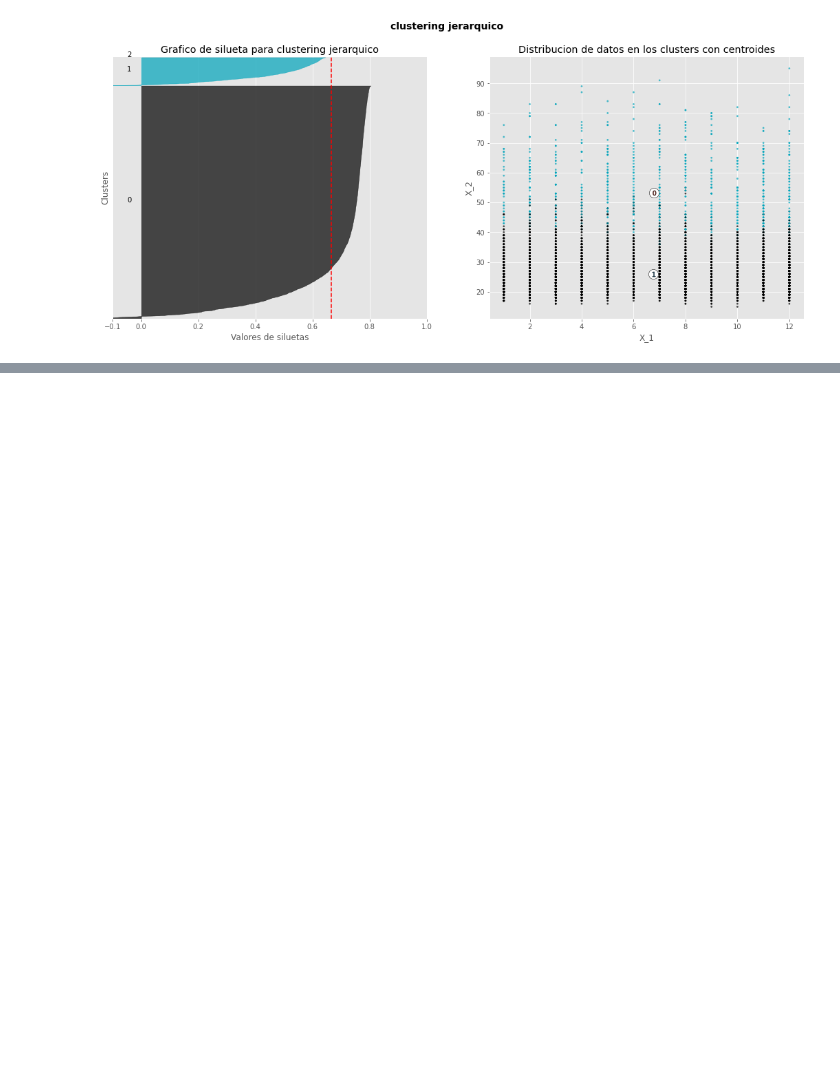
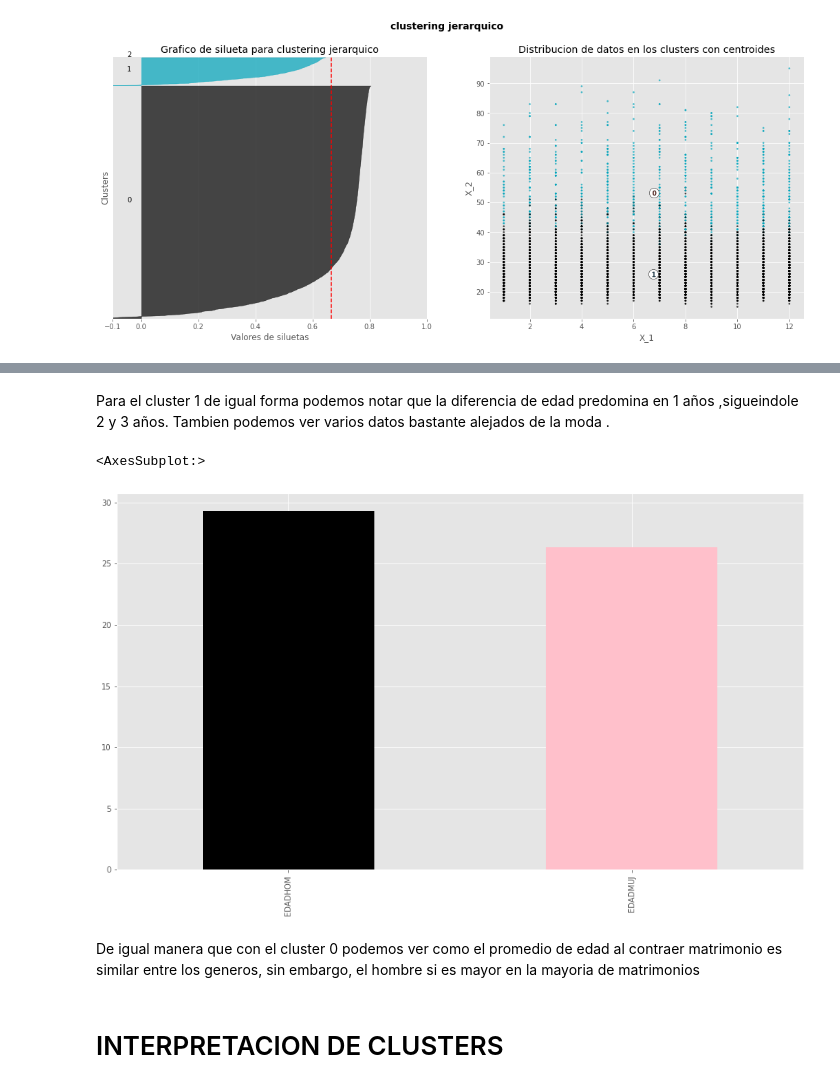
Before and after one commit to Diego223/ProyectoMiningData, a Jupyter notebook: PROYECTO1DM.ipynb, the cells around one changed output, grey strips where cells are left out. Drawn from its saved outputs; the diff is of its cells as text; code cells hidden in the pictures; blank space fills up the shorter version.

```diff
--- a/PROYECTO1DM.ipynb
+++ b/PROYECTO1DM.ipynb
@@ -735,0 +764,11 @@ cluster_0[['EDADHOM', 'EDADMUJ']].mean().plot(kind='pie')
+# %% [markdown]
+Para el cluster 1 de igual forma podemos notar que la diferencia de edad predomina en 1 años ,sigueindole 2 y 3 años. Tambien podemos ver varios datos bastante alejados de la moda .
+# %%
+cluster_1[['EDADHOM', 'EDADMUJ']].mean().plot(kind='bar',color=["black","pink"])
+# %% [output]
+<AxesSubplot:>
+[figure, added]
+# %% [markdown]
+De igual manera que con el cluster 0 podemos ver como el promedio de edad al contraer matrimonio es similar entre los generos, sin embargo, el hombre si es mayor en la mayoria de matrimonios
+# %% [markdown]
+# INTERPRETACION DE CLUSTERS
```
Also changed, not shown: parts of 33 cells of this notebook.
